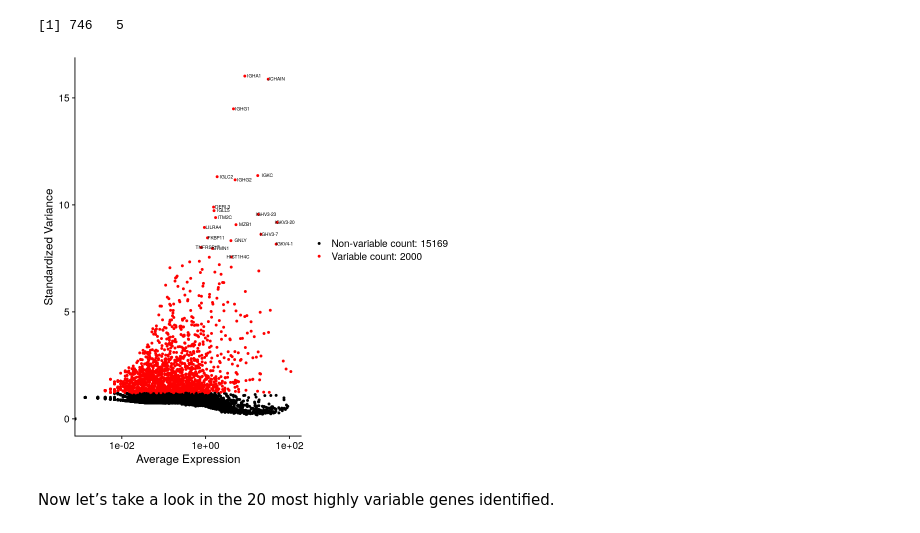
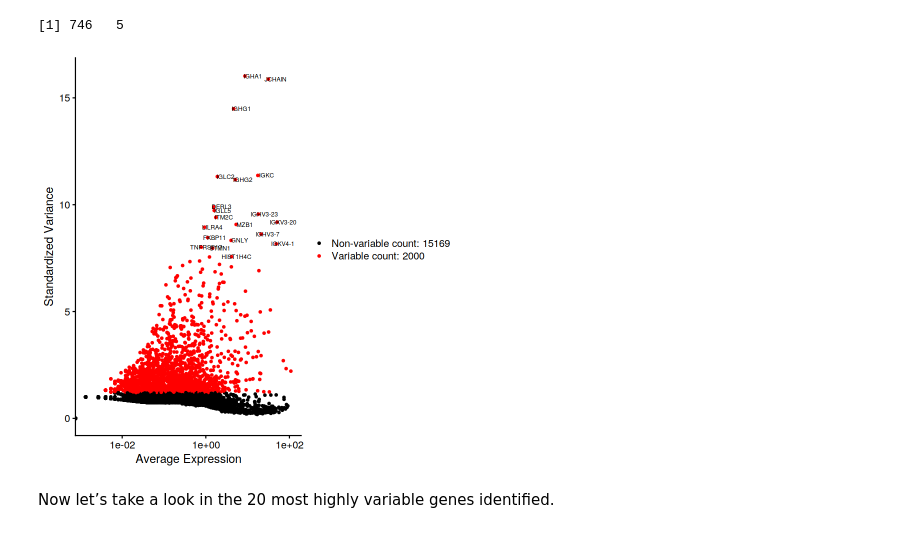
Before and after one commit to waldeyr/single_cell_analysis, a Jupyter notebook: Single_Cell_RNA_Seq.ipynb, the cells around one changed output. Cells and saved outputs as stored; diff of their text form; code cells hidden in the pictures.

```diff
--- a/Single_Cell_RNA_Seq.ipynb
+++ b/Single_Cell_RNA_Seq.ipynb
@@ -201,10 +188,10 @@ dim(covid_p3_p10[[]])
 # %%
 top20 <- head(VariableFeatures(covid_p3_p10), 20)
 plot_top20 <- VariableFeaturePlot(covid_p3_p10)
-plot_top20 <- LabelPoints(plot = plot_top20, points = top20, size = 2, hjust = .75, vjust = .75)
+plot_top20 <- LabelPoints(plot = plot_top20, points = top20, size = 2.5, hjust = .75, vjust = .75)
 plot_top20
 # %% [output]
-[figure, old version]
+[figure, new version]
 # %% [markdown]
 Now let’s take a look in the 20 most highly variable genes identified.
 # %%
```
Also changed, not shown: parts of 13 cells of this notebook.
